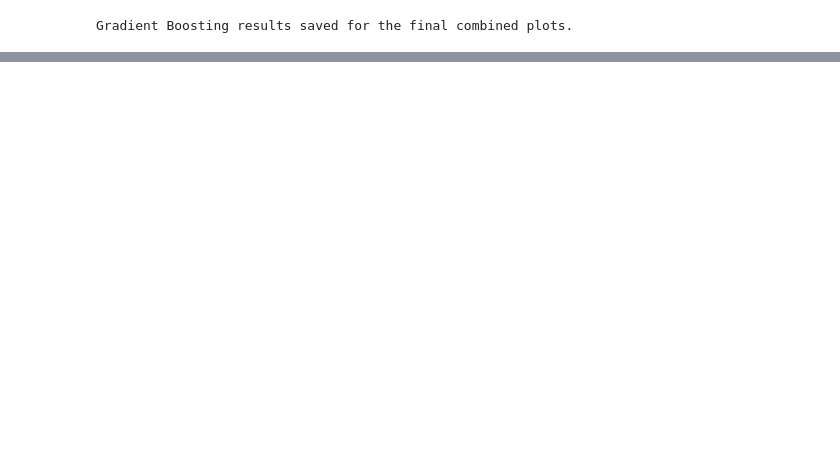
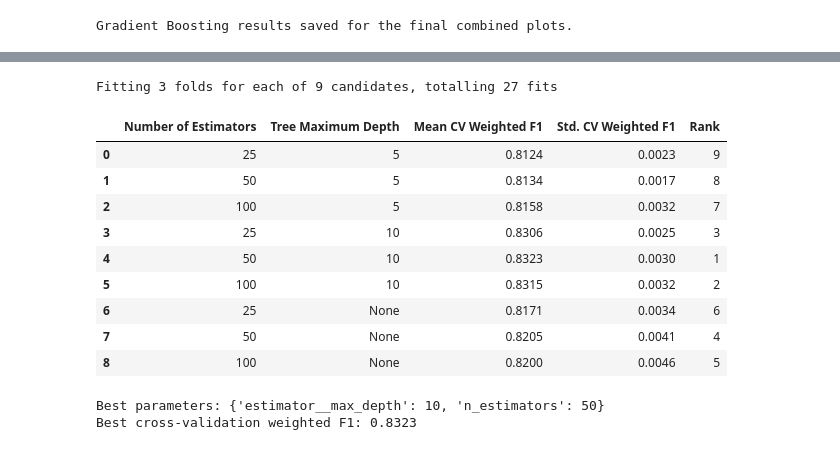
Before and after one commit to snehitha-araveti/ML-Capstone-Project-2026, a Jupyter notebook: notebooks/classification.ipynb, the cells around one changed output, grey strips where cells are left out. Drawn from its saved outputs; the diff is of its cells as text; code cells hidden in the pictures; blank space fills up the shorter version.

```diff
--- a/notebooks/classification.ipynb
+++ b/notebooks/classification.ipynb
@@ -2176,0 +2305,62 @@ Gradient Boosting results saved for the final combined plots.
+# %%
+
+from sklearn.model_selection import GridSearchCV
+
+bagging_param_grid = {
+    "n_estimators": [25, 50, 100],
+    "estimator__max_depth": [5, 10, None]
+}
+
+bagging_grid_search = GridSearchCV(
+    estimator=BaggingClassifier(
+        estimator=DecisionTreeClassifier(random_state=42),
+        random_state=42,
+        n_jobs=1
+    ),
+    param_grid=bagging_param_grid,
+    scoring="f1_weighted",
+    cv=3,
+    n_jobs=-1,
+    verbose=1
+)
+
+bagging_grid_search.fit(X_train_processed, y_train)
+
+# Display tuning results
+bagging_tuning_df = pd.DataFrame(bagging_grid_search.cv_results_)[
+    [
+        "param_n_estimators",
+        "param_estimator__max_depth",
+        "mean_test_score",
+        "std_test_score",
+        "rank_test_score"
+    ]
+].rename(columns={
+    "param_n_estimators": "Number of Estimators",
+    "param_estimator__max_depth": "Tree Maximum Depth",
+    "mean_test_score": "Mean CV Weighted F1",
+    "std_test_score": "Std. CV Weighted F1",
+    "rank_test_score": "Rank"
+})
+
+display(bagging_tuning_df.round(4))
+
+print("Best parameters:", bagging_grid_search.best_params_)
+print(
+    "Best cross-validation weighted F1:",
+    round(bagging_grid_search.best_score_, 4)
+)
+# %% [output]
+Fitting 3 folds for each of 9 candidates, totalling 27 fits
+|  | Number of Estimators | Tree Maximum Depth | Mean CV Weighted F1 | Std. CV Weighted F1 | Rank |
+| 0 | 25 | 5 | 0.8124 | 0.0023 | 9 |
+| 1 | 50 | 5 | 0.8134 | 0.0017 | 8 |
+| 2 | 100 | 5 | 0.8158 | 0.0032 | 7 |
+| 3 | 25 | 10 | 0.8306 | 0.0025 | 3 |
+| 4 | 50 | 10 | 0.8323 | 0.0030 | 1 |
+| 5 | 100 | 10 | 0.8315 | 0.0032 | 2 |
+| 6 | 25 | None | 0.8171 | 0.0034 | 6 |
+| 7 | 50 | None | 0.8205 | 0.0041 | 4 |
+| 8 | 100 | None | 0.8200 | 0.0046 | 5 |
+Best parameters: {'estimator__max_depth': 10, 'n_estimators': 50}
+Best cross-validation weighted F1: 0.8323
```
Also changed, not shown: parts of 25 cells of this notebook.
